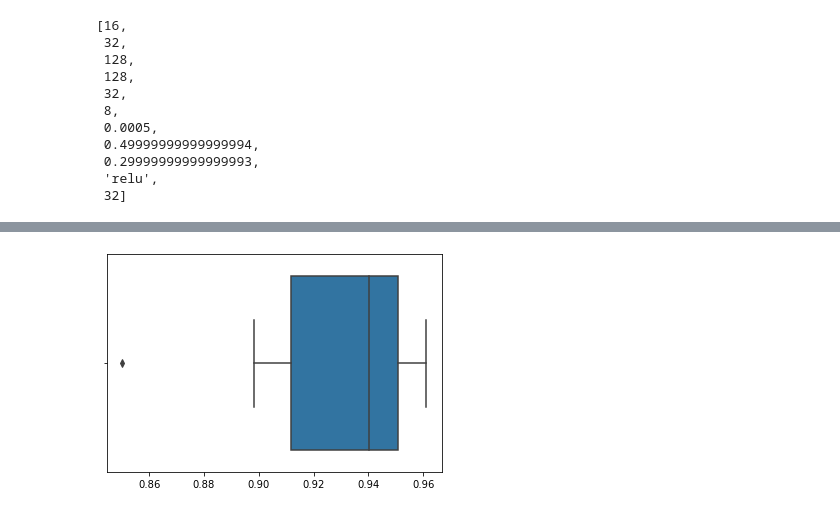
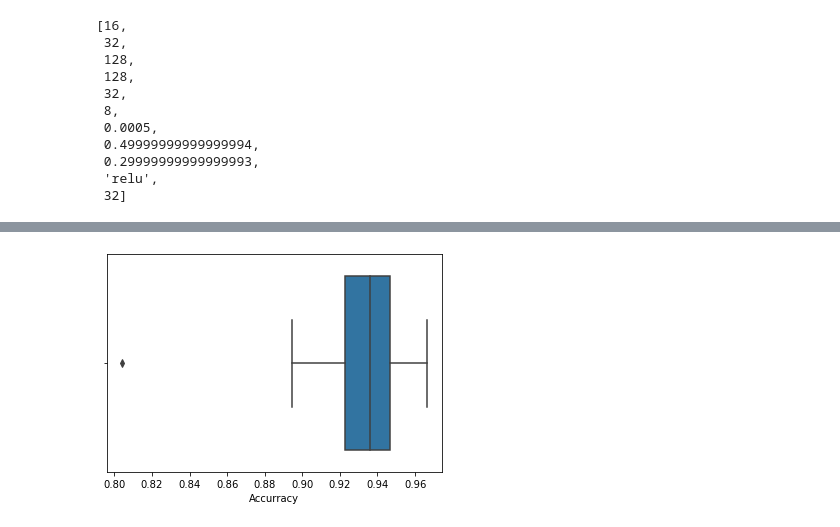
Before and after one commit to raffOps/cell-datasets, a Jupyter notebook: model.ipynb, the cells around one changed output, grey strips where cells are left out. Saved outputs shown, nothing was run; the diff lists cells and outputs as text; code cells hidden in the pictures.

```diff
--- a/model.ipynb
+++ b/model.ipynb
@@ -179,11 +182,11 @@ gp_result_1.x
  'relu',
  32]
 # %%
-kfold = model_selection.StratifiedKFold(n_splits=10, shuffle=True)
+kfold = model_selection.StratifiedKFold(n_splits=30, shuffle=True)
 batch_size = 32
 acc_list = []
 for index_fold, index_data in enumerate(kfold.split(X, Y)):
-    print("Training fold {}".format(index_fold))
+    print("\nTraining fold {}".format(index_fold))
     train_index, test_index = index_data
     x_train, x_test = X[train_index], X[test_index]
     y_train, y_test = pd.get_dummies(Y[train_index]).values, pd.get_dummies(Y[test_index]).values
@@ -195,7 +198,7 @@ for index_fold, index_data in enumerate(kfold.split(X, Y)):
     result = model.fit(x=train_batch_generator, verbose=1, epochs=8,
                        validation_data=test_batch_generator, validation_freq=[8])
     acc = result.history['val_categorical_accuracy'][0]
-    print("Acc: {:.3f}\n".format(acc))
+    #print("Acc: {:.3f}\n".format(acc))
     acc_list.append(acc)
     del(model)
     K.clear_session()
@@ -221,7 +224,8 @@ Acc: 0.961
-# %%
-sns.boxplot(acc_list);
-# %% [output]
-[figure, removed]
+# %%
+plt.xlabel("Accurracy")
+sns.boxplot(acc_list);
+# %% [output]
+[figure, added]
 # %%
 sss = model_selection.StratifiedShuffleSplit(n_splits=1, test_size=0.1)
 batch_size = 32
```
Also changed, not shown: parts of 5 cells of this notebook, 12 other files.
